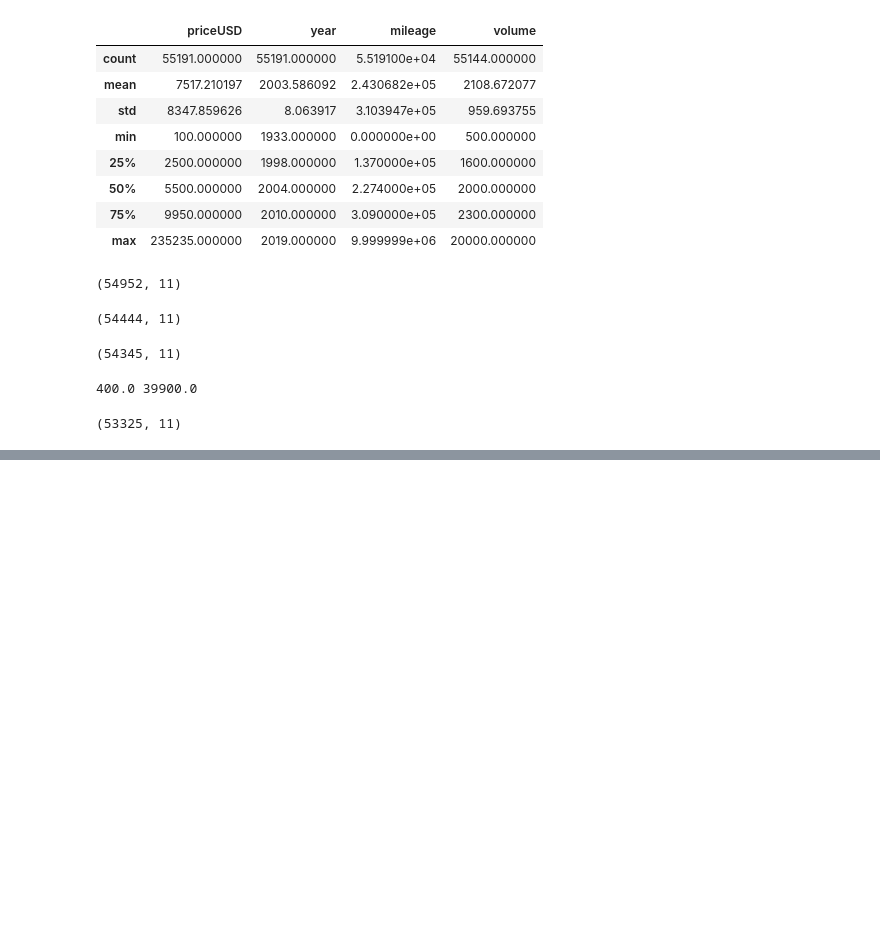
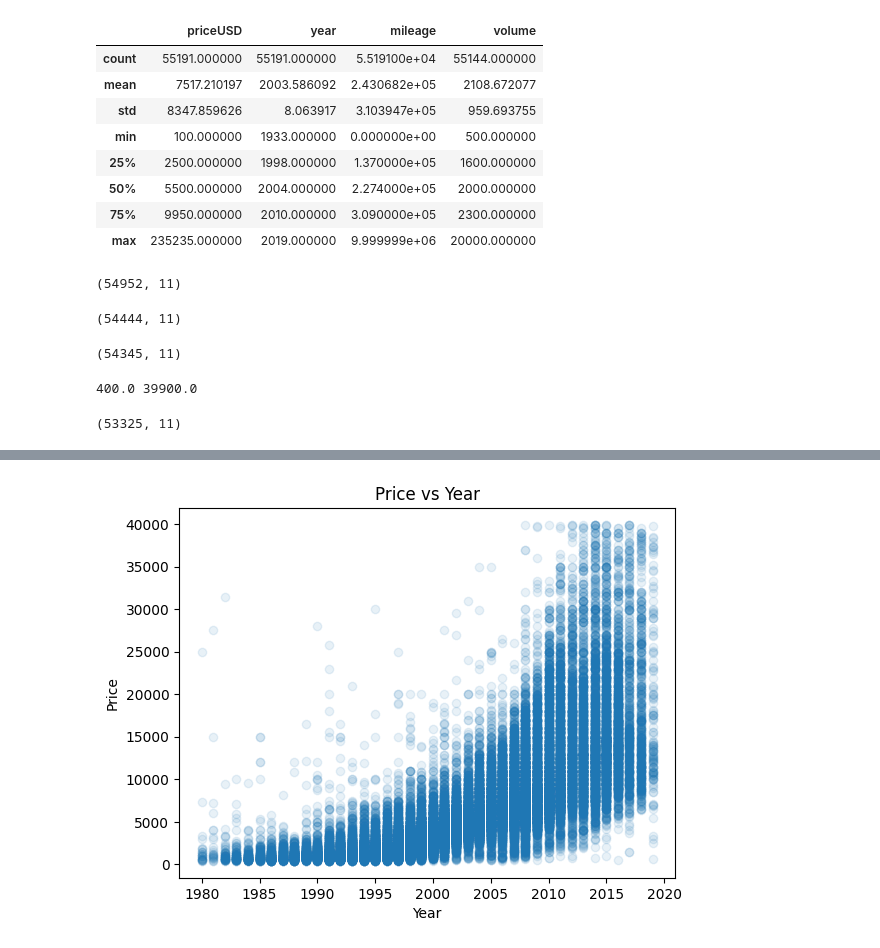
Before and after one commit to AdilkhanEEAIR/machines_predict_ml, a Jupyter notebook: adilkhan.ipynb, the cells around one changed output, grey strips where cells are left out. Drawn from its saved outputs; the diff is of its cells as text; code cells hidden in the pictures; blank space fills up the shorter version.

```diff
--- a/adilkhan.ipynb
+++ b/adilkhan.ipynb
@@ -131,0 +151,8 @@ print(df.shape)
+# %%
+plt.scatter(df['year'], df['priceUSD'], alpha=0.1)
+plt.title("Price vs Year")
+plt.xlabel('Year')
+plt.ylabel('Price')
+plt.show()
+# %% [output]
+[figure, added]
```
Also changed, not shown: parts of 8 cells of this notebook.
